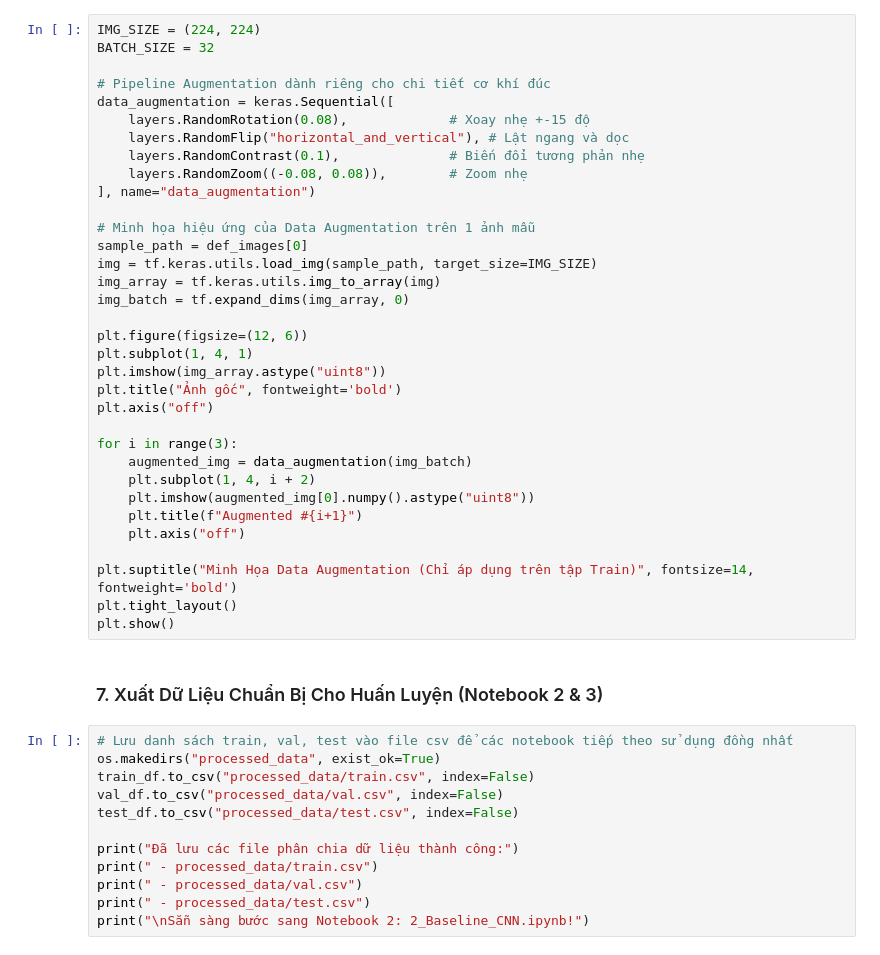
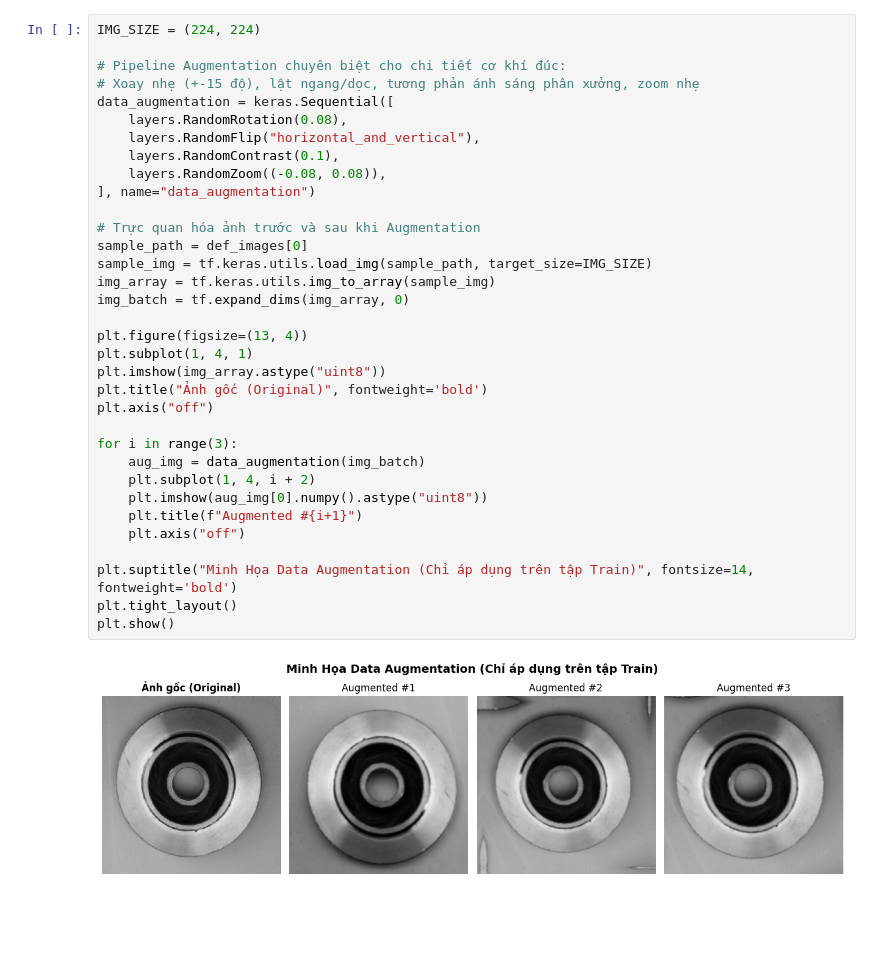
Before and after one commit to DuocLe173/visual-qc-casting-defect, a Jupyter notebook: notebooks/1_EDA.ipynb, the cells around one changed output. Saved outputs shown, nothing was run; the diff lists cells and outputs as text; blank space fills up the shorter version.

```diff
--- a/notebooks/1_EDA.ipynb
+++ b/notebooks/1_EDA.ipynb
@@ -174,48 +189,36 @@ print(f"Tập Test : {len(test_df)} mẫu ({len(test_df)/len(df)*100:.1f}%)")
 # %%
 IMG_SIZE = (224, 224)
-BATCH_SIZE = 32
 
-# Pipeline Augmentation dành riêng cho chi tiết cơ khí đúc
+# Pipeline Augmentation chuyên biệt cho chi tiết cơ khí đúc:
+# Xoay nhẹ (+-15 độ), lật ngang/dọc, tương phản ánh sáng phân xưởng, zoom nhẹ
 data_augmentation = keras.Sequential([
-    layers.RandomRotation(0.08),             # Xoay nhẹ +-15 độ
-    layers.RandomFlip("horizontal_and_vertical"), # Lật ngang và dọc
-    layers.RandomContrast(0.1),              # Biến đổi tương phản nhẹ
-    layers.RandomZoom((-0.08, 0.08)),        # Zoom nhẹ
+    layers.RandomRotation(0.08),
+    layers.RandomFlip("horizontal_and_vertical"),
+    layers.RandomContrast(0.1),
+    layers.RandomZoom((-0.08, 0.08)),
 ], name="data_augmentation")
 
-# Minh họa hiệu ứng của Data Augmentation trên 1 ảnh mẫu
+# Trực quan hóa ảnh trước và sau khi Augmentation
 sample_path = def_images[0]
-img = tf.keras.utils.load_img(sample_path, target_size=IMG_SIZE)
-img_array = tf.keras.utils.img_to_array(img)
+sample_img = tf.keras.utils.load_img(sample_path, target_size=IMG_SIZE)
+img_array = tf.keras.utils.img_to_array(sample_img)
 img_batch = tf.expand_dims(img_array, 0)
 
-plt.figure(figsize=(12, 6))
+plt.figure(figsize=(13, 4))
 plt.subplot(1, 4, 1)
 plt.imshow(img_array.astype("uint8"))
-plt.title("Ảnh gốc", fontweight='bold')
+plt.title("Ảnh gốc (Original)", fontweight='bold')
 plt.axis("off")
 
 for i in range(3):
-    augmented_img = data_augmentation(img_batch)
+    aug_img = data_augmentation(img_batch)
     plt.subplot(1, 4, i + 2)
-    plt.imshow(augmented_img[0].numpy().astype("uint8"))
+    plt.imshow(aug_img[0].numpy().astype("uint8"))
     plt.title(f"Augmented #{i+1}")
     plt.axis("off")
 
 plt.suptitle("Minh Họa Data Augmentation (Chỉ áp dụng trên tập Train)", fontsize=14, fontweight='bold')
 plt.tight_layout()
 plt.show()
+# %% [output]
+[figure, added]
-# %% [markdown]
-### 7. Xuất Dữ Liệu Chuẩn Bị Cho Huấn Luyện (Notebook 2 & 3)
-# %%
-# Lưu danh sách train, val, test vào file csv để các notebook tiếp theo sử dụng đồng nhất
-os.makedirs("processed_data", exist_ok=True)
-train_df.to_csv("processed_data/train.csv", index=False)
-val_df.to_csv("processed_data/val.csv", index=False)
-test_df.to_csv("processed_data/test.csv", index=False)
-
-print("Đã lưu các file phân chia dữ liệu thành công:")
-print(" - processed_data/train.csv")
-print(" - processed_data/val.csv")
-print(" - processed_data/test.csv")
-print("\nSẵn sàng bước sang Notebook 2: 2_Baseline_CNN.ipynb!")
```
Also changed, not shown: parts of 16 cells of this notebook.
